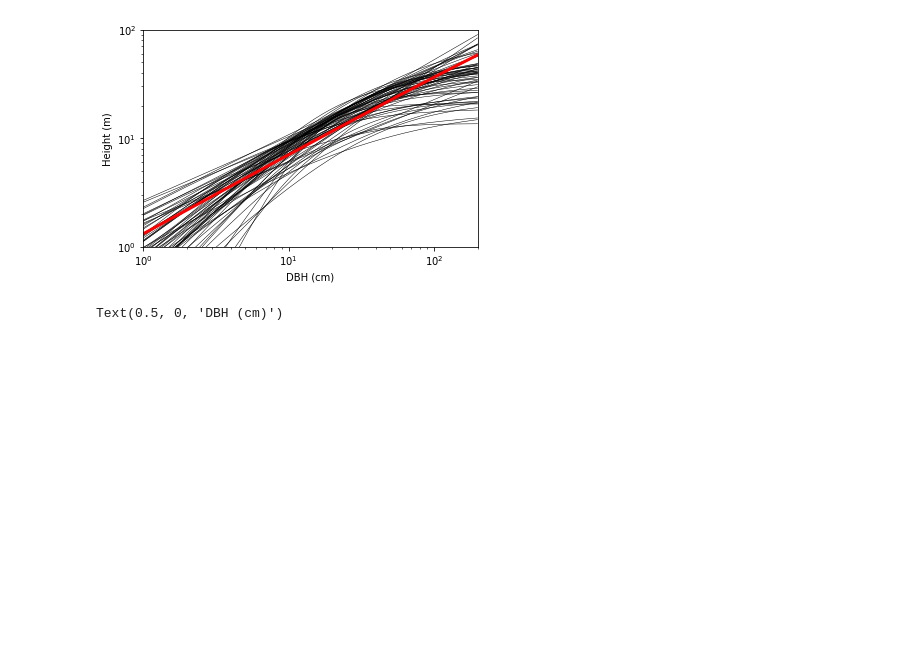
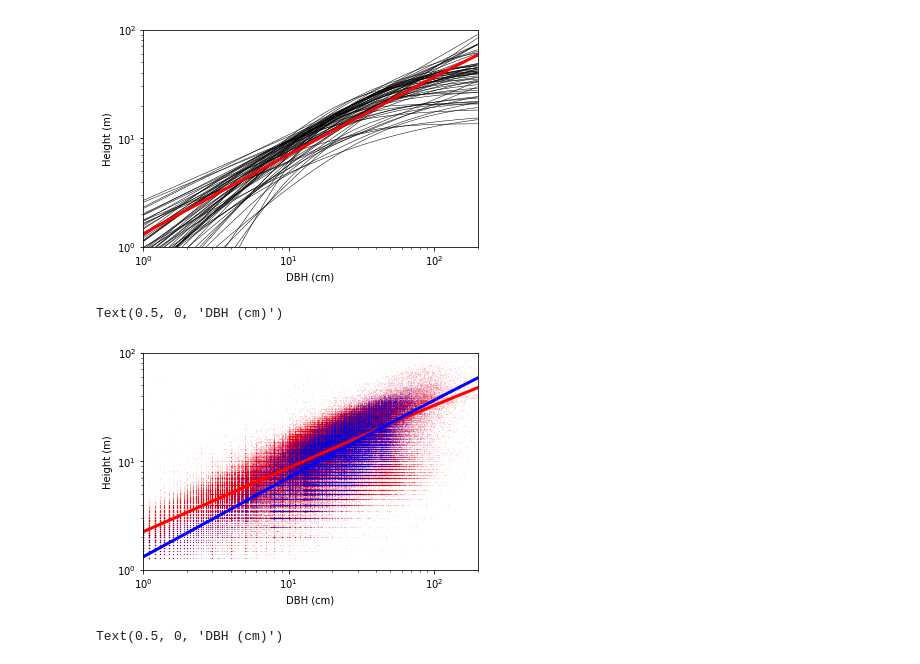
Before and after one commit to ckoven/fates_allometry, a Jupyter notebook: tallo_notebook.ipynb, the cells around one changed output. Saved outputs shown, nothing was run; the diff lists cells and outputs as text; code cells hidden in the pictures; blank space fills up the shorter version.

Commit message:
added best-fit global height curves onto data

```diff
--- a/tallo_notebook.ipynb
+++ b/tallo_notebook.ipynb
@@ -481,6 +481,23 @@ plt.xlabel('DBH (cm)')
 # %% [output]
 Text(0.5, 0, 'DBH (cm)')
 [figure]
+# %%
+plt.scatter(angio['stem_diameter_cm'], angio['height_m'], s=0.001, color='red')
+plt.scatter(gymno['stem_diameter_cm'], gymno['height_m'], s=0.001, color='blue')
+
+plt.plot(dbhs, d2h_martcano(dbhs, height_pars_angio[0],height_pars_angio[1],height_pars_angio[2]),linewidth=3, color='red')
+plt.plot(dbhs, d2h_martcano(dbhs, height_pars_gymno[0],height_pars_gymno[1],height_pars_gymno[2]),linewidth=3, color='blue')
+
+
+plt.xlim([1,200.])
+plt.ylim([1,100.])
+plt.yscale('log')
+plt.xscale('log')
+plt.ylabel('Height (m)')
+plt.xlabel('DBH (cm)')
+# %% [output]
+Text(0.5, 0, 'DBH (cm)')
+[figure, added]
 # %%
 plt.scatter(angio['stem_diameter_cm'], angio['height_m'], s=0.001, color='red')
 plt.scatter(gymno['stem_diameter_cm'], gymno['height_m'], s=0.001, color='blue')
```
